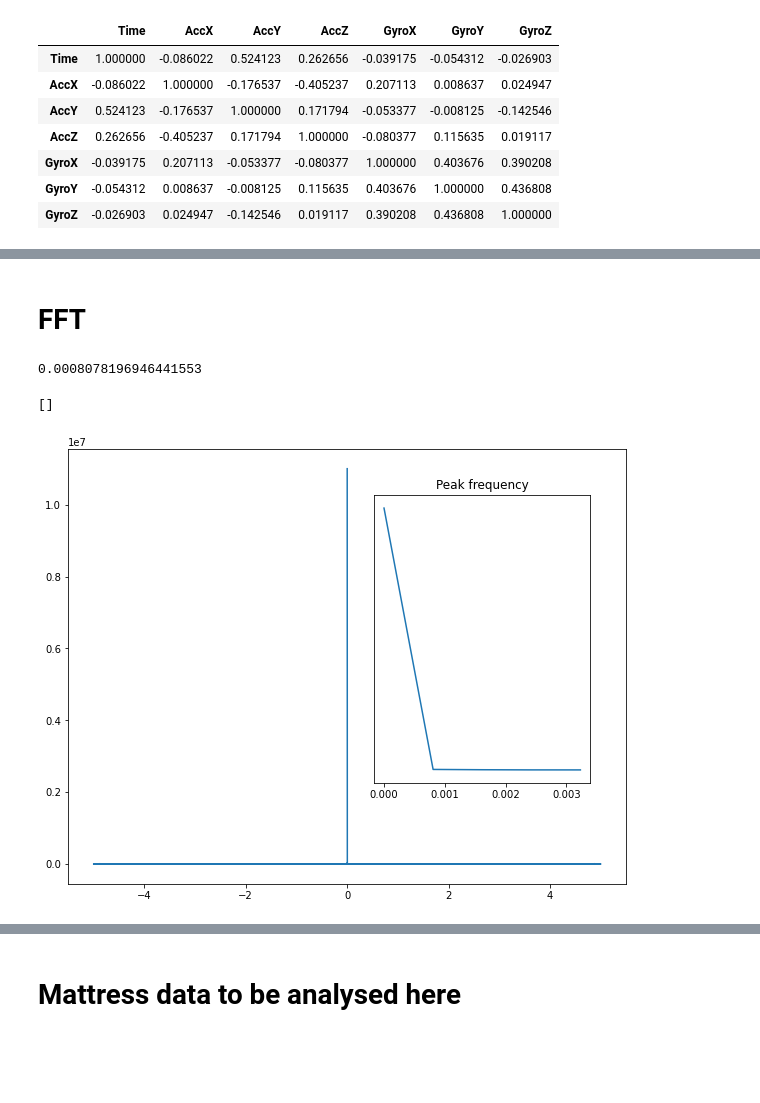
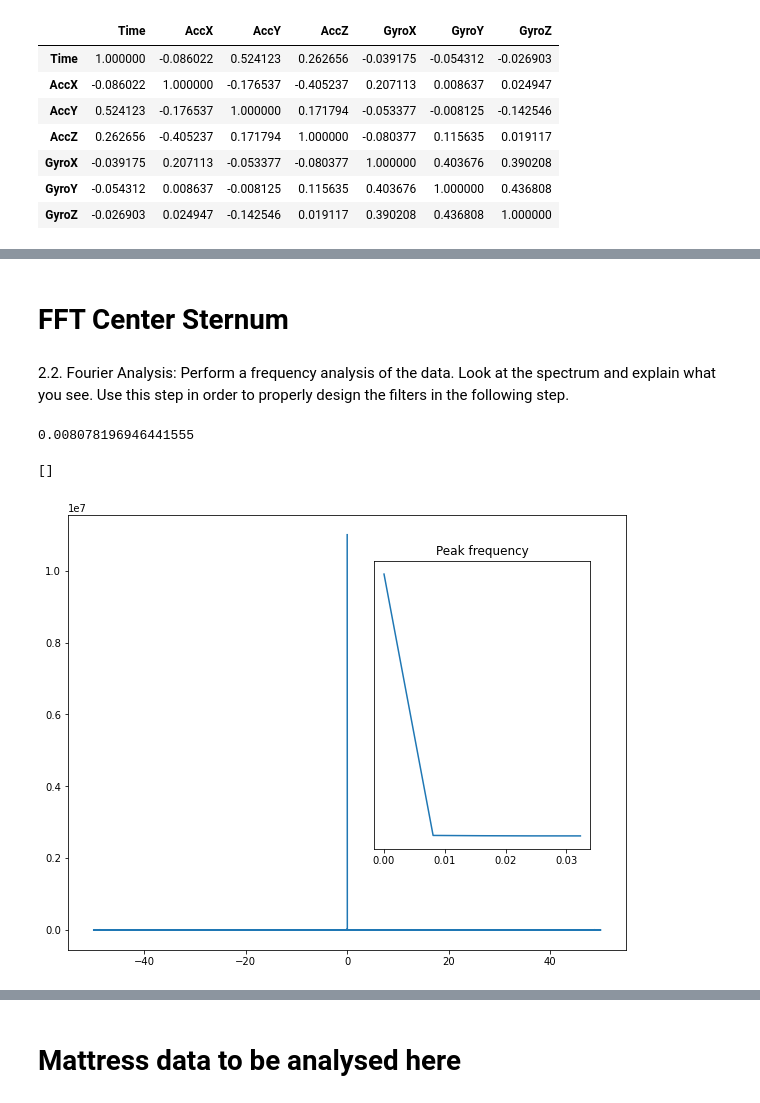
Before and after one commit to ericabrisigotti/heart_rate_estimation_LCP-A, a Jupyter notebook: Project_update 1.ipynb, the cells around one changed output, grey strips where cells are left out. Cells and saved outputs as stored; diff of their text form; code cells hidden in the pictures; blank space fills up the shorter version.

```diff
--- a/Project_update 1.ipynb
+++ b/Project_update 1.ipynb
@@ -417,30 +479,32 @@ cs.corr()
 # %% [markdown]
-# FFT
+# FFT Center Sternum
+# %% [markdown]
+2.2. Fourier Analysis: Perform a frequency analysis of the data. Look at the spectrum and explain what you see. Use this step in order to properly design the filters in the following step.
 # %%
 from scipy import fftpack
 
-timestep = 0.1
+timestep = 0.01
 cs_AccZ = np.asarray(cs['AccZ'])
 cs_AccZ_fft = np.abs(fftpack.fft(cs_AccZ))
 cs_AccZ_freq = fftpack.fftfreq(cs_AccZ.size, d=timestep)
 plt.figure(figsize=(10, 8))
 plt.plot(cs_AccZ_freq, cs_AccZ_fft)
 
 
 pos_mask = np.where(cs_AccZ_freq > 0)
 freq_Z1 = cs_AccZ_freq[pos_mask]
 peak_freq = freq_Z1[cs_AccZ_fft[pos_mask].argmax()]
 print(peak_freq)
 
 
 axes = plt.axes([0.55, 0.3, 0.3, 0.5])
 plt.title('Peak frequency')
 plt.plot(cs_AccZ_freq[:5], cs_AccZ_fft[:5]) #Idk here how to plot in ok way our peak
 plt.setp(axes, yticks=[])
 # %% [output]
-0.0008078196946441553
+0.008078196946441555
 []
-[figure, old version]
+[figure, new version]
 # %%
 cs_AccX = np.asarray(cs['AccX'])
 cs_AccX_fft = np.abs(fftpack.fft(cs_AccX))
```
Also changed, not shown: parts of 28 cells of this notebook.
